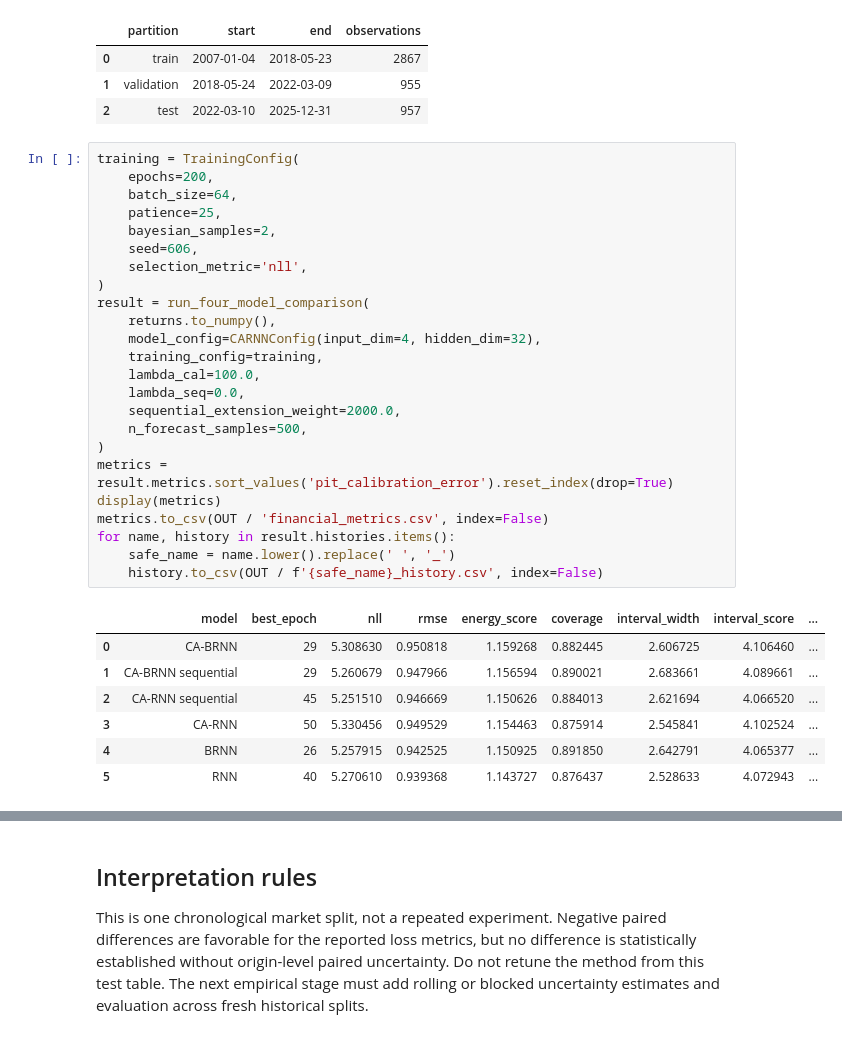
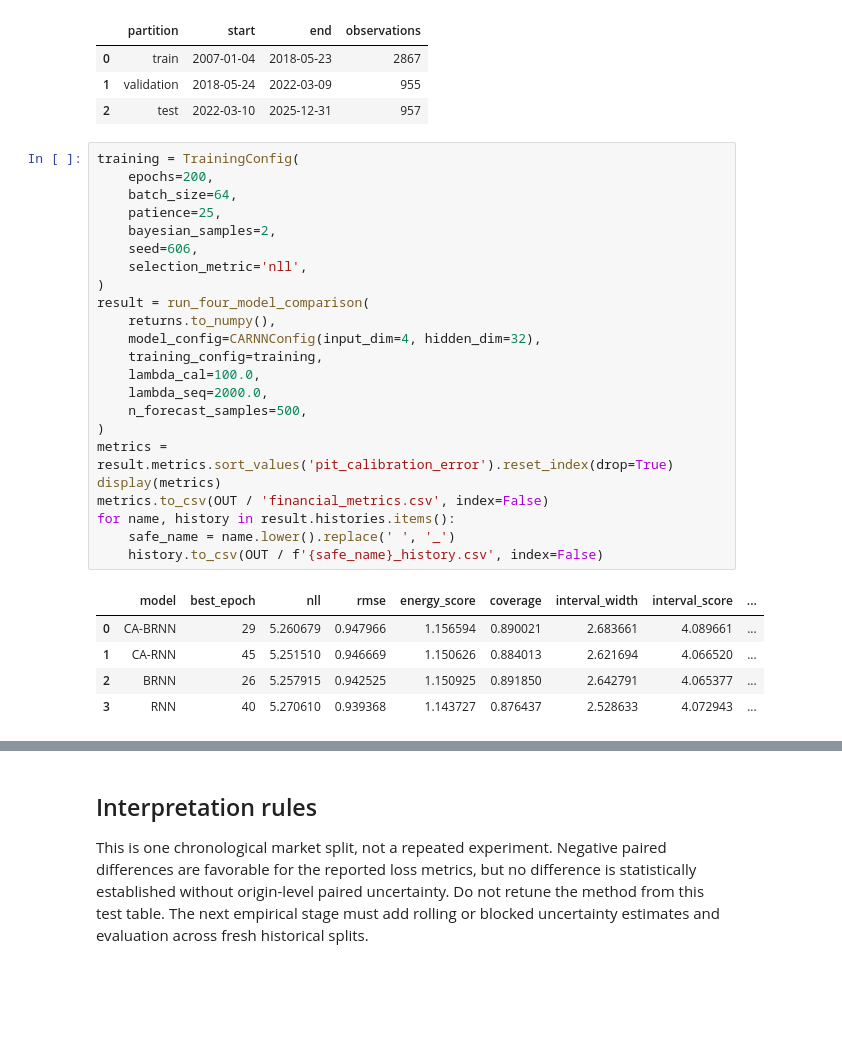
Before and after one commit to JonathanMa03/innovative-droBVAR, a Jupyter notebook: notebooks/06_financial_application.ipynb, the cells around one changed output, grey strips where cells are left out. Saved outputs shown, nothing was run; the diff lists cells and outputs as text; blank space fills up the shorter version.

```diff
--- a/notebooks/06_financial_application.ipynb
+++ b/notebooks/06_financial_application.ipynb
@@ -52,35 +52,32 @@ split_summary.to_csv(OUT / 'financial_split.csv', index=False)
 # %%
 training = TrainingConfig(
     epochs=200,
     batch_size=64,
     patience=25,
     bayesian_samples=2,
     seed=606,
     selection_metric='nll',
 )
 result = run_four_model_comparison(
     returns.to_numpy(),
     model_config=CARNNConfig(input_dim=4, hidden_dim=32),
     training_config=training,
     lambda_cal=100.0,
-    lambda_seq=0.0,
-    sequential_extension_weight=2000.0,
+    lambda_seq=2000.0,
     n_forecast_samples=500,
 )
 metrics = result.metrics.sort_values('pit_calibration_error').reset_index(drop=True)
 display(metrics)
 metrics.to_csv(OUT / 'financial_metrics.csv', index=False)
 for name, history in result.histories.items():
     safe_name = name.lower().replace(' ', '_')
     history.to_csv(OUT / f'{safe_name}_history.csv', index=False)
 # %% [output]
 |  | model | best_epoch | nll | rmse | energy_score | coverage | interval_width | interval_score | ... |
-| 0 | CA-BRNN | 29 | 5.308630 | 0.950818 | 1.159268 | 0.882445 | 2.606725 | 4.106460 | ... |
-| 1 | CA-BRNN sequential | 29 | 5.260679 | 0.947966 | 1.156594 | 0.890021 | 2.683661 | 4.089661 | ... |
-| 2 | CA-RNN sequential | 45 | 5.251510 | 0.946669 | 1.150626 | 0.884013 | 2.621694 | 4.066520 | ... |
-| 3 | CA-RNN | 50 | 5.330456 | 0.949529 | 1.154463 | 0.875914 | 2.545841 | 4.102524 | ... |
-| 4 | BRNN | 26 | 5.257915 | 0.942525 | 1.150925 | 0.891850 | 2.642791 | 4.065377 | ... |
-| 5 | RNN | 40 | 5.270610 | 0.939368 | 1.143727 | 0.876437 | 2.528633 | 4.072943 | ... |
+| 0 | CA-BRNN | 29 | 5.260679 | 0.947966 | 1.156594 | 0.890021 | 2.683661 | 4.089661 | ... |
+| 1 | CA-RNN | 45 | 5.251510 | 0.946669 | 1.150626 | 0.884013 | 2.621694 | 4.066520 | ... |
+| 2 | BRNN | 26 | 5.257915 | 0.942525 | 1.150925 | 0.891850 | 2.642791 | 4.065377 | ... |
+| 3 | RNN | 40 | 5.270610 | 0.939368 | 1.143727 | 0.876437 | 2.528633 | 4.072943 | ... |
 # %%
 fig, axes = plt.subplots(2, 2, figsize=(13, 9))
 plot_metrics = [
```
Also changed, not shown: parts of 4 cells of this notebook, 17 other files.
